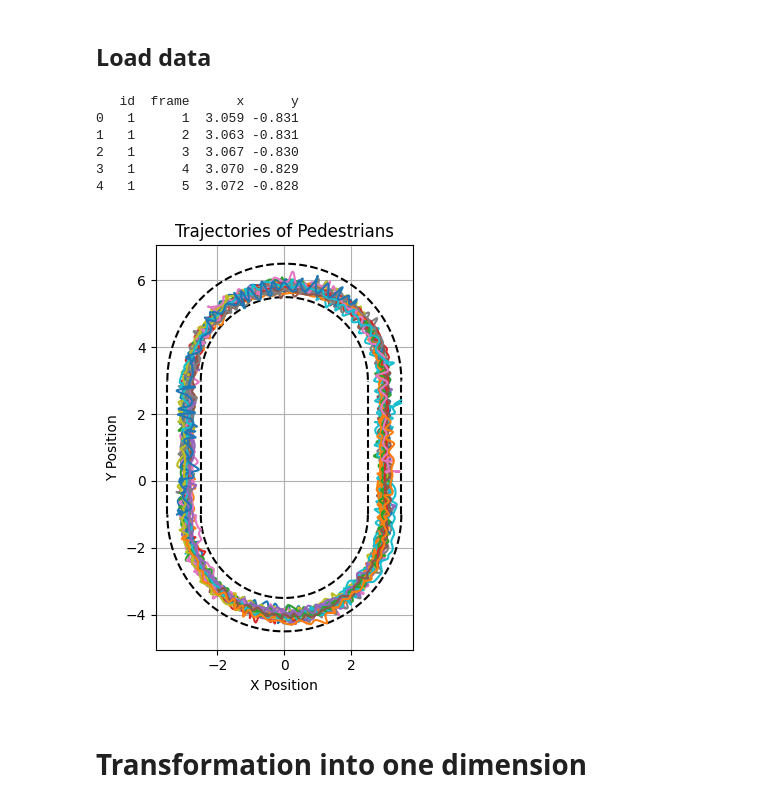
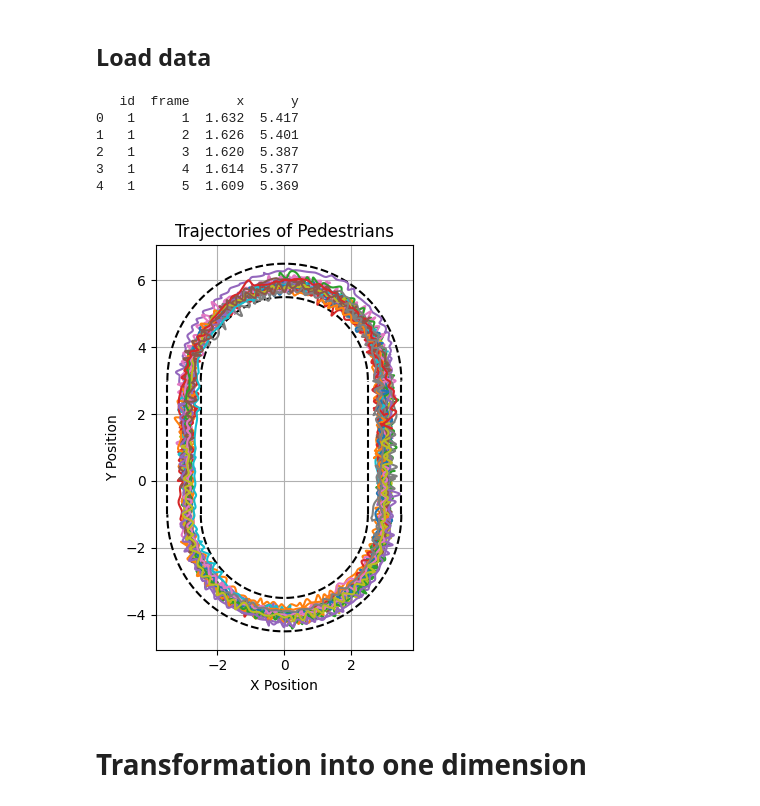
Before and after one commit to yutingdong0/pedestrian-dynamics, a Jupyter notebook: visualization.ipynb, the cells around one changed output. Drawn from its saved outputs; the diff is of its cells as text; code cells hidden in the pictures.

```diff
--- a/visualization.ipynb
+++ b/visualization.ipynb
@@ -8,7 +8,7 @@ import matplotlib.pyplot as plt
 import numpy as np
 
 # Load the data
-dataset_index = 5
+dataset_index = 6
 file_path = f'Congestion dynamics in single-file motion\PHAS_SEP\PHAS_SEP\PHASE_SEP_{dataset_index}_pos.csv'
 data = pd.read_csv(file_path, delim_whitespace=True, header=0, usecols=[0, 1, 2, 3])
 
@@ -54,39 +54,39 @@ plt.plot(x_outer_bottom, y_outer_bottom, 'k--')
 plt.plot(x_outer_top, y_outer_top, 'k--')
 plt.plot([r_outer, r_outer], [center_bottom[1], center_top[1]], 'k--')
 plt.plot([-r_outer, -r_outer], [center_bottom[1], center_top[1]], 'k--')
 
 # Plot inner boundary
 plt.plot(x_inner_bottom, y_inner_bottom, 'k--')
 plt.plot(x_inner_top, y_inner_top, 'k--')
 plt.plot([r_inner, r_inner], [center_bottom[1], center_top[1]], 'k--')
 plt.plot([-r_inner, -r_inner], [center_bottom[1], center_top[1]], 'k--')
 
 # Plot trajectories for each person
 
 # # plot trajectories for person 1
 # data_person = data[data['id'] == 1]
 # plt.plot(data_person['x'], data_person['y'], label=f'Person 1')
 
 for person_id in data['id'].unique():
     data_person = data[data['id'] == person_id]
     plt.plot(data_person['x'], data_person['y'], label=f'Person {person_id}')
 
 plt.title('Trajectories of Pedestrians')
 plt.xlabel('X Position')
 plt.ylabel('Y Position')
 plt.grid(True)
 plt.gca().set_aspect('equal', adjustable='box')
 
 plt.tight_layout()
 plt.show()
 # %% [output]
    id  frame      x      y
-0   1      1  3.059 -0.831
-1   1      2  3.063 -0.831
-2   1      3  3.067 -0.830
-3   1      4  3.070 -0.829
-4   1      5  3.072 -0.828
+0   1      1  1.632  5.417
+1   1      2  1.626  5.401
+2   1      3  1.620  5.387
+3   1      4  1.614  5.377
+4   1      5  1.609  5.369
-[figure, old version]
+[figure, new version]
 # %% [markdown]
 # Transformation into one dimension
 # %%
```
Also changed, not shown: parts of 4 cells of this notebook, 3 other files.
